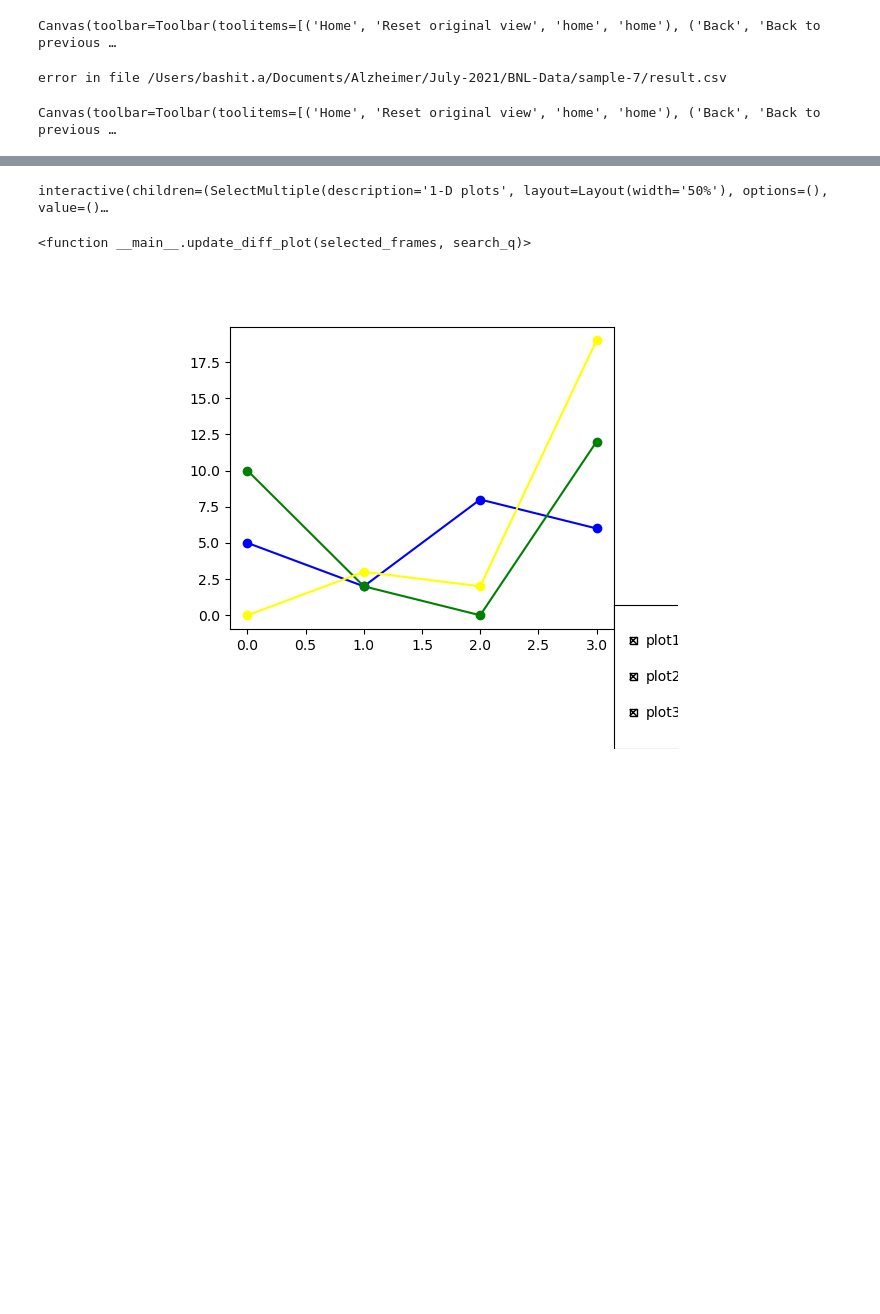
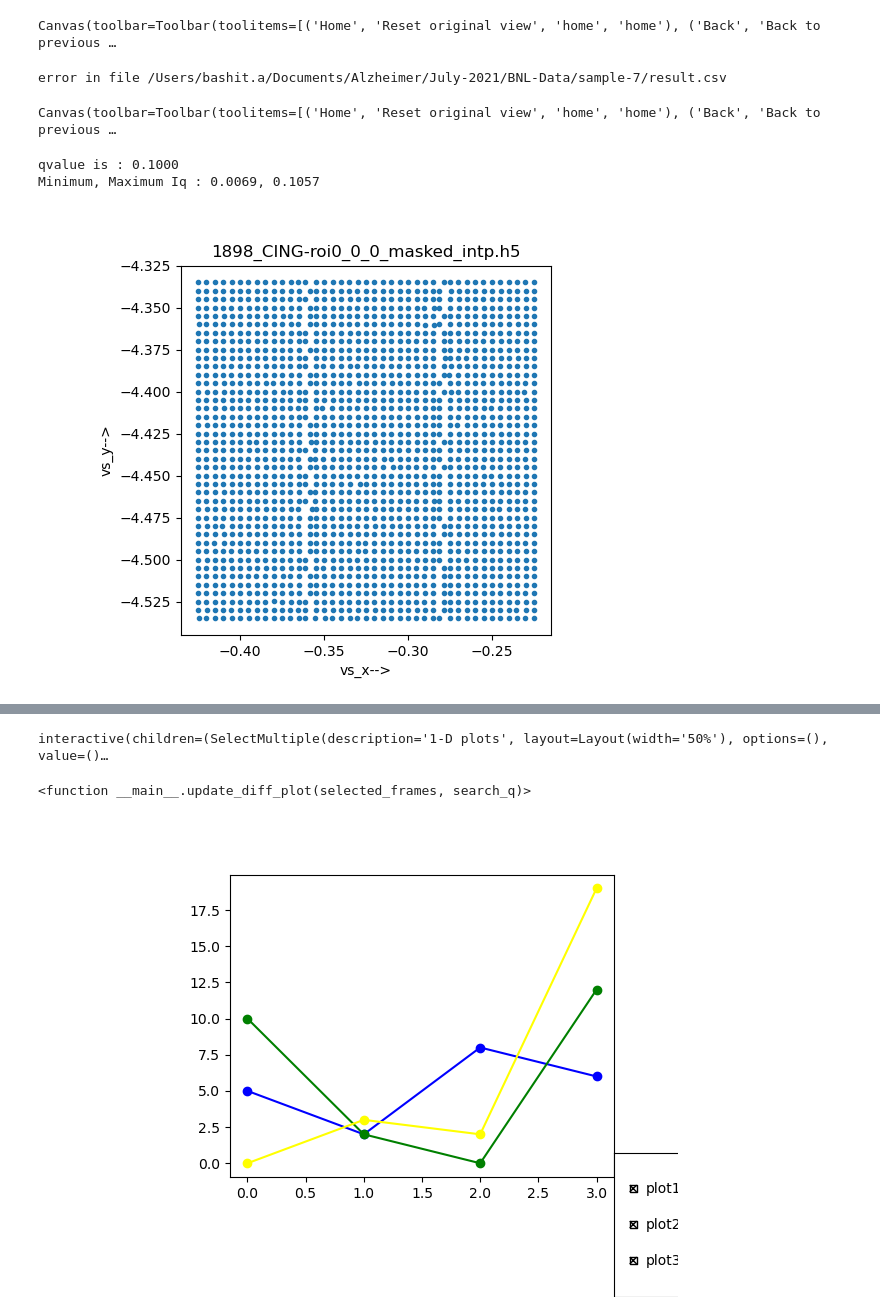
Before and after one commit to eeedinar/Alzheimers, a Jupyter notebook: visualization.ipynb, the cells around one changed output, grey strips where cells are left out. Drawn from its saved outputs; the diff is of its cells as text; code cells hidden in the pictures; blank space fills up the shorter version.

```diff
--- a/visualization.ipynb
+++ b/visualization.ipynb
@@ -918,24 +913,28 @@ resized_image = cv2.resize(image, (width, height), interpolation=cv2.INTER_AREA)
 # %%
 ### detector scanning grid plot
 %matplotlib widget
 
-file = "1971_Hippo-roi1_0_0.h5"
+file = "1898_CING-roi0_0_0_masked_intp.h5"
 Iq = read_Iq(file, '_SAXS')
 diff_patterns = find_rep_value(qgrid2, Iq , args=0.1, method = 'point')
 v_max_factor =  1.2 # change for visualization
 
 with h5py.File(os.path.join(cwd, file),'r') as hdf:
     Iq = hdf.get(f'{h5_top_group(file)}/primary/data/')              # Iq = hdf.get('2048_B16/processed')
     vs_x = np.array(Iq.get('vs_x'))                                  # X coordinate
     vs_y = np.array(Iq.get('vs_y'))                                  # Y coordinate
 
 fig, axs = plt.subplots(1, 1)
 
 axs.scatter(vs_x, vs_y,  marker='.', cmap='jet',vmin=diff_patterns.min(), vmax=diff_patterns.mean()*v_max_factor)  # c=diff_patterns,
 axs.set_xlabel('vs_x-->')
 axs.set_ylabel('vs_y-->')
 axs.set_title(file)
 axs.set_aspect('equal')
+# %% [output]
+qvalue is : 0.1000
+Minimum, Maximum Iq : 0.0069, 0.1057
+[figure, added]
 # %%
 ### overlayed silverstained on Heatmap
 %matplotlib widget
```
Also changed, not shown: parts of 6 cells of this notebook.
